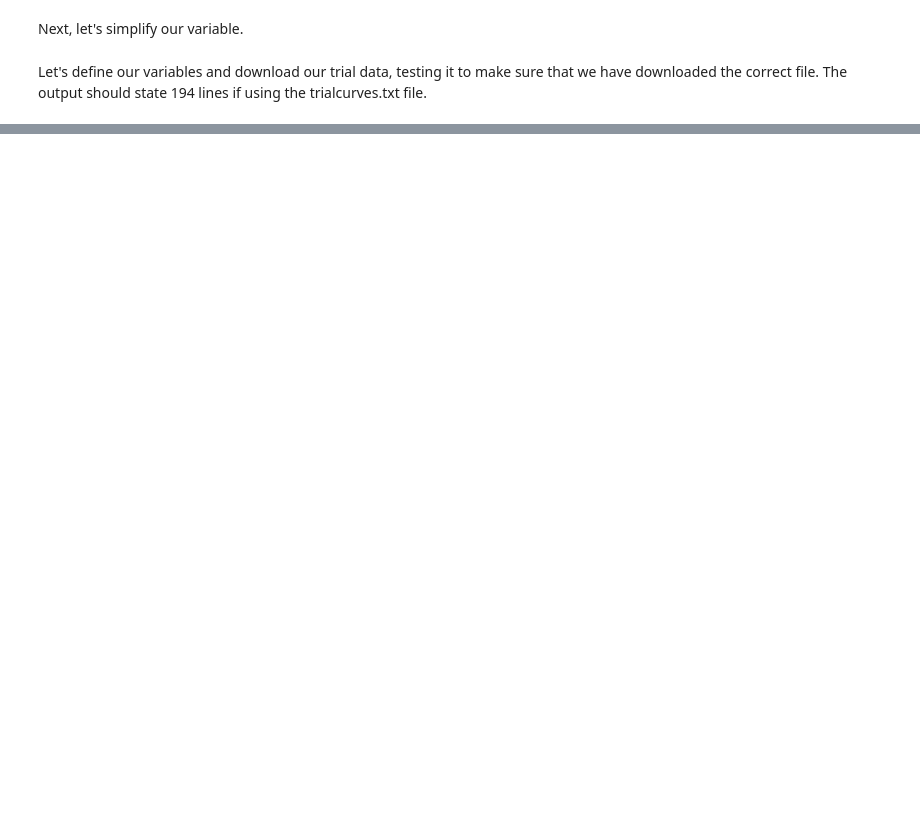
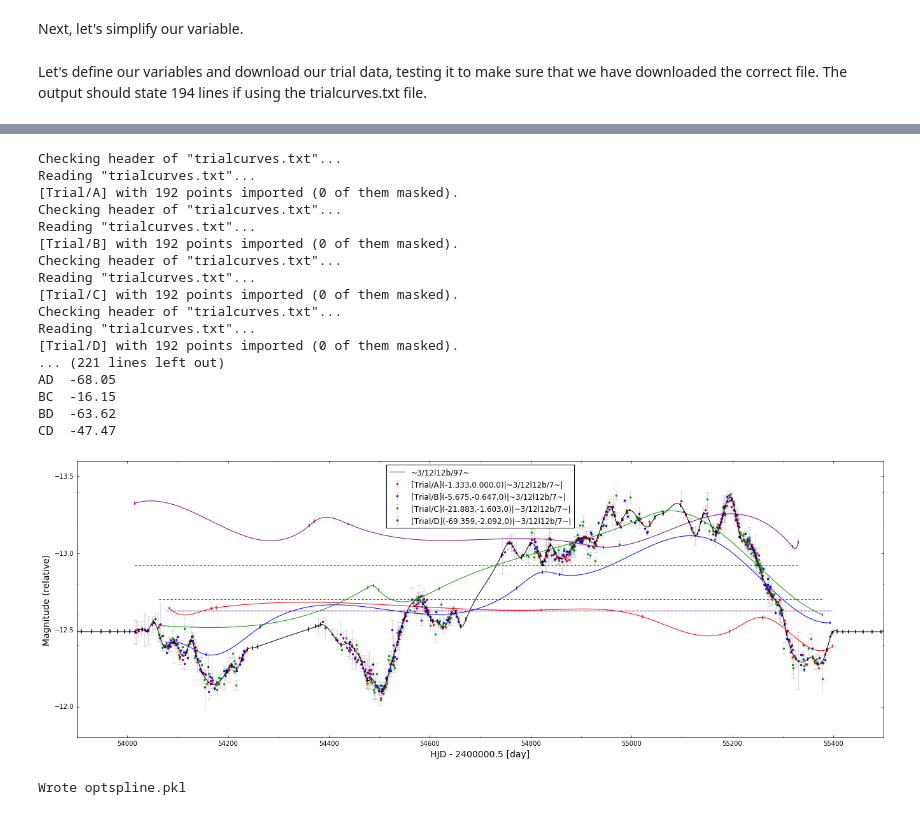
Before and after one commit to LSSTDESC/SLTimer, a Jupyter notebook: notebooks/SLTimer_Tutorial.ipynb, the cells around one changed output, grey strips where cells are left out. Drawn from its saved outputs; the diff is of its cells as text; code cells hidden in the pictures; blank space fills up the shorter version.

```diff
--- a/notebooks/SLTimer_Tutorial.ipynb
+++ b/notebooks/SLTimer_Tutorial.ipynb
@@ -50,0 +84,22 @@ Note: TOOK OUT THE rm objects: wasn't running?
+# %%
+S.create_spline_model()
+# %% [output]
+Checking header of "trialcurves.txt"...
+Reading "trialcurves.txt"...
+[Trial/A] with 192 points imported (0 of them masked).
+Checking header of "trialcurves.txt"...
+Reading "trialcurves.txt"...
+[Trial/B] with 192 points imported (0 of them masked).
+Checking header of "trialcurves.txt"...
+Reading "trialcurves.txt"...
+[Trial/C] with 192 points imported (0 of them masked).
+Checking header of "trialcurves.txt"...
+Reading "trialcurves.txt"...
+[Trial/D] with 192 points imported (0 of them masked).
+... (221 lines left out)
+AD  -68.05
+BC  -16.15
+BD  -63.62
+CD  -47.47
+[figure, added]
+Wrote optspline.pkl
```
Also changed, not shown: parts of 10 cells of this notebook, 2 other files.
